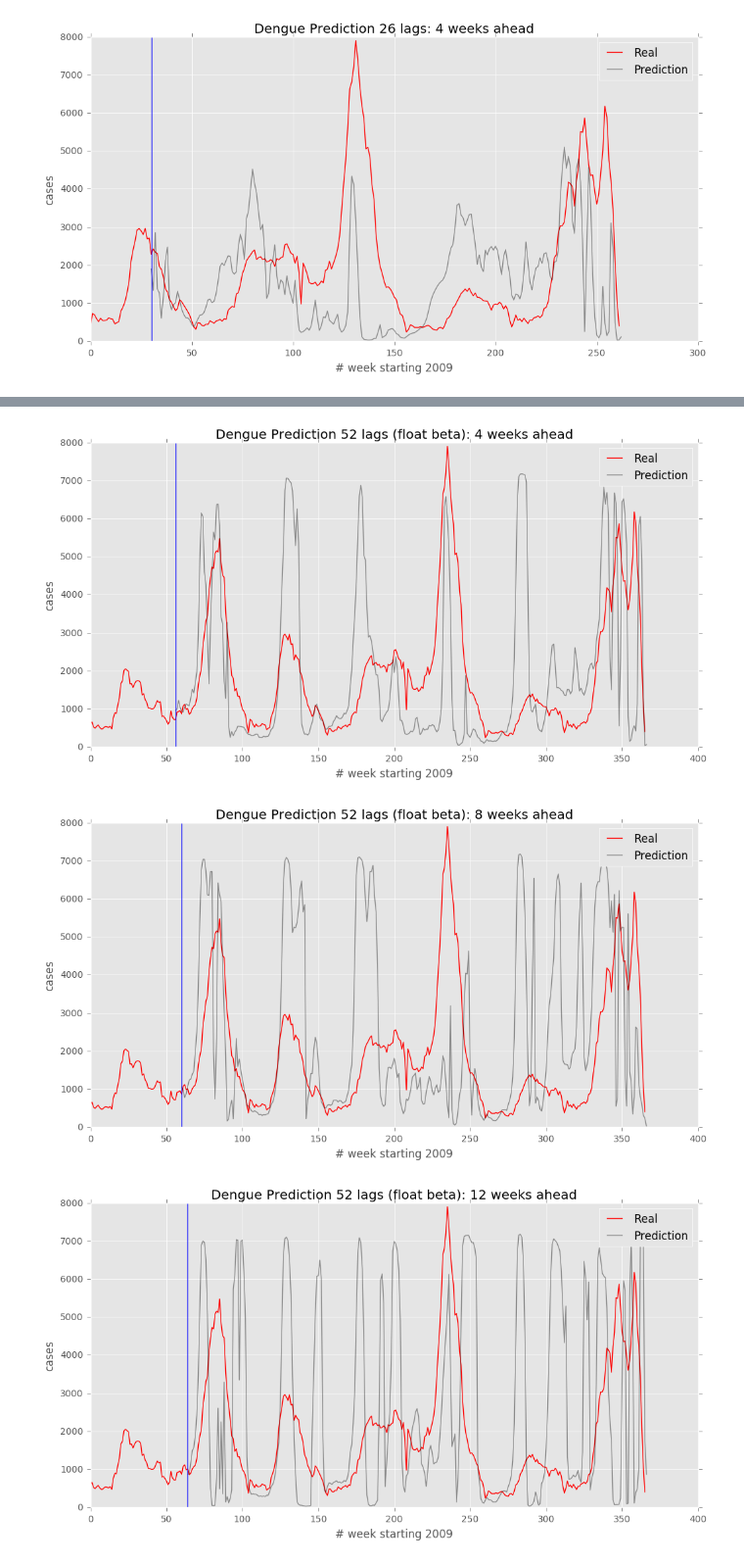
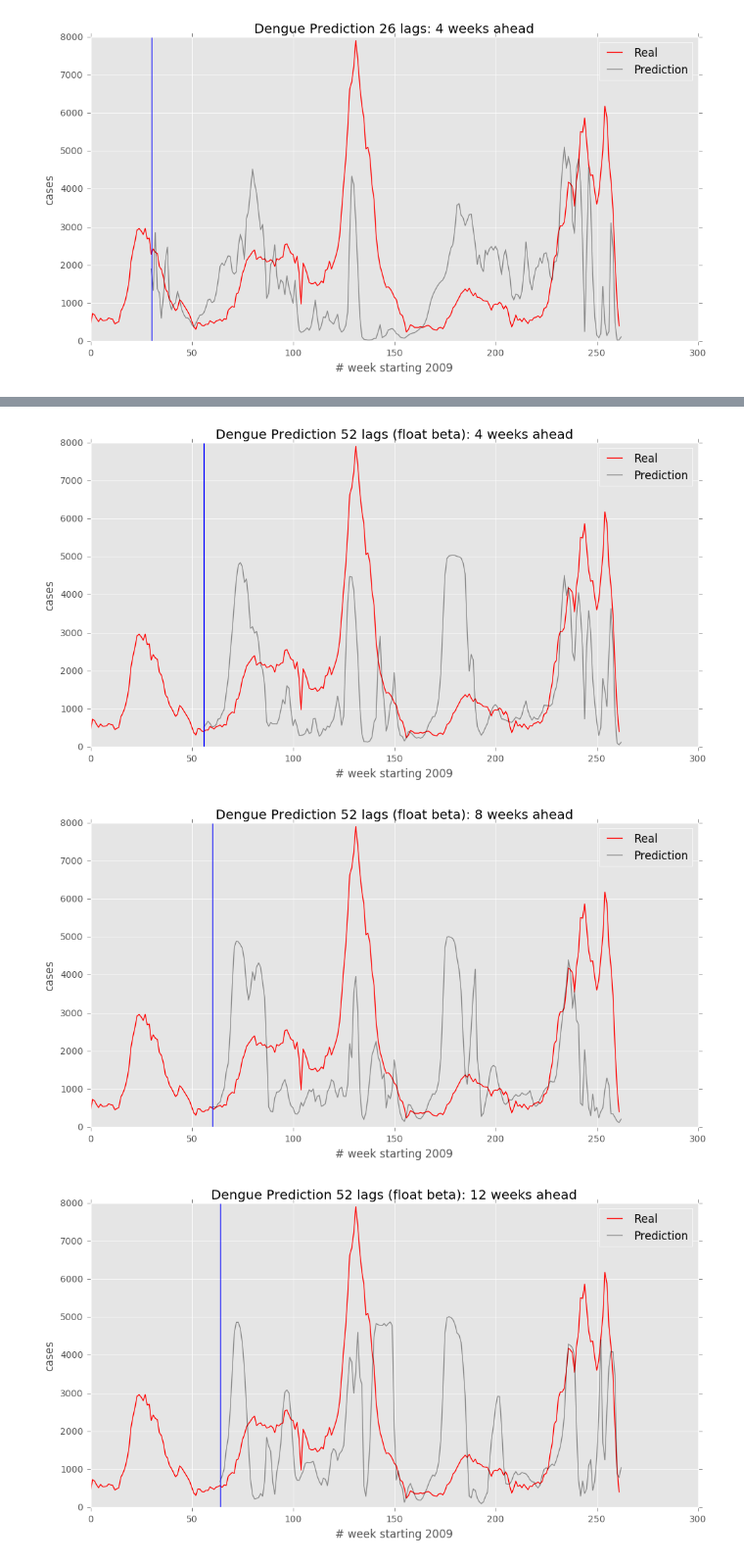
Before and after one commit to johnnycs/dengue-prediction, a Jupyter notebook: Logistic function with floating beta In place of fixed population.ipynb, the cells around one changed output, grey strips where cells are left out. Shown at 98% size. Saved outputs shown, nothing was run; the diff lists cells and outputs as text; code cells hidden in the pictures.

```diff
--- a/Logistic function with floating beta In place of fixed population.ipynb
+++ b/Logistic function with floating beta In place of fixed population.ipynb
@@ -22,8 +22,13 @@ matplotlib.style.use('ggplot')
 # %%
 weekly_df = pd.read_csv("dengue-cases.csv",index_col=False)
 weekly_df = weekly_df.set_index('date')
-weekly_df = weekly_df.iloc[209:]
+# weekly_df = weekly_df.iloc[209:]
 weekly_df.index = pd.DatetimeIndex(weekly_df.index)
+
+train_mask = (weekly_df.index > "2006") & (weekly_df.index < "2011")
+train = weekly_df[train_mask].cases
+test_mask = (weekly_df.index > "2011")
+test = weekly_df[test_mask].cases
 # %%
 def make_line(start_week,real,predictions,title,x_axis,y_axis,
               real_legend='Real',predict_legend='Prediction'):
@@ -35,3 +40,11 @@ def make_line(start_week,real,predictions,title,x_axis,y_axis,
     plt.ylabel(y_axis)
     plt.legend()
     plt.title(title)
+
+def guess(w,x):
+        def theta(w,x):
+            pad_x = np.concatenate(([1],np.array(x)))
+            score = np.dot(w[:-1],pad_x)
+            return expit(score)
+
+        return np.log(theta(w,x)+ 1e-5) + w[-1]
@@ -72,7 +80,7 @@ def get_alphas(lag,train):
     starter = np.log(3000.)#np.log(7500.)
     arr = np.array([0.]*BETAS_SET)
     arr = np.append(arr,starter)
-    w = minimize(cost,arr).x
+    w = minimize(cost,arr)
     return w
 
 
@@ -123,7 +131,7 @@ def n_week_ahead(array_x,weeks_ahead):
     arr = np.array(array_x)
     for i in range(weeks_ahead):
         # exponentiate the log case back
-        theta = np.exp(guess(w_52,arr))
+        theta = np.exp(guess(w_52.x,arr))
         arr = np.append(arr[1:],theta)
     return theta
 
@@ -131,14 +139,16 @@ def n_week_ahead(array_x,weeks_ahead):
 NWEEKS = 52
 
 nweek_to_predict = [1,2,4,8,12]
-
-test = weekly_df.cases[104:]
+all_predictions = []
 for i in nweek_to_predict:
     N = NWEEKS + (i - 1)
     tmp = []
     for j in range(len(test)-N):
         initial_arr = test[j:j+NWEEKS]
         tmp.append(n_week_ahead(initial_arr,i))
+    to_start = [0]*(NWEEKS+i)
+    zeros_st = np.concatenate((to_start,tmp))
+    all_predictions.append(zeros_st)
 
     title = 'Dengue Prediction 52 lags (float beta): %d weeks ahead'%i
     make_line(NWEEKS+i,test,tmp,title,"# week starting 2009","cases")
@@ -148,5 +158,5 @@ for i in nweek_to_predict:
-[figure, old version]
+[figure, new version]
-[figure, old version]
+[figure, new version]
-[figure, old version]
+[figure, new version]
 # %%
 # use week number as feature for seasonality
```
Also changed, not shown: parts of 4 cells of this notebook, 1 other file.
